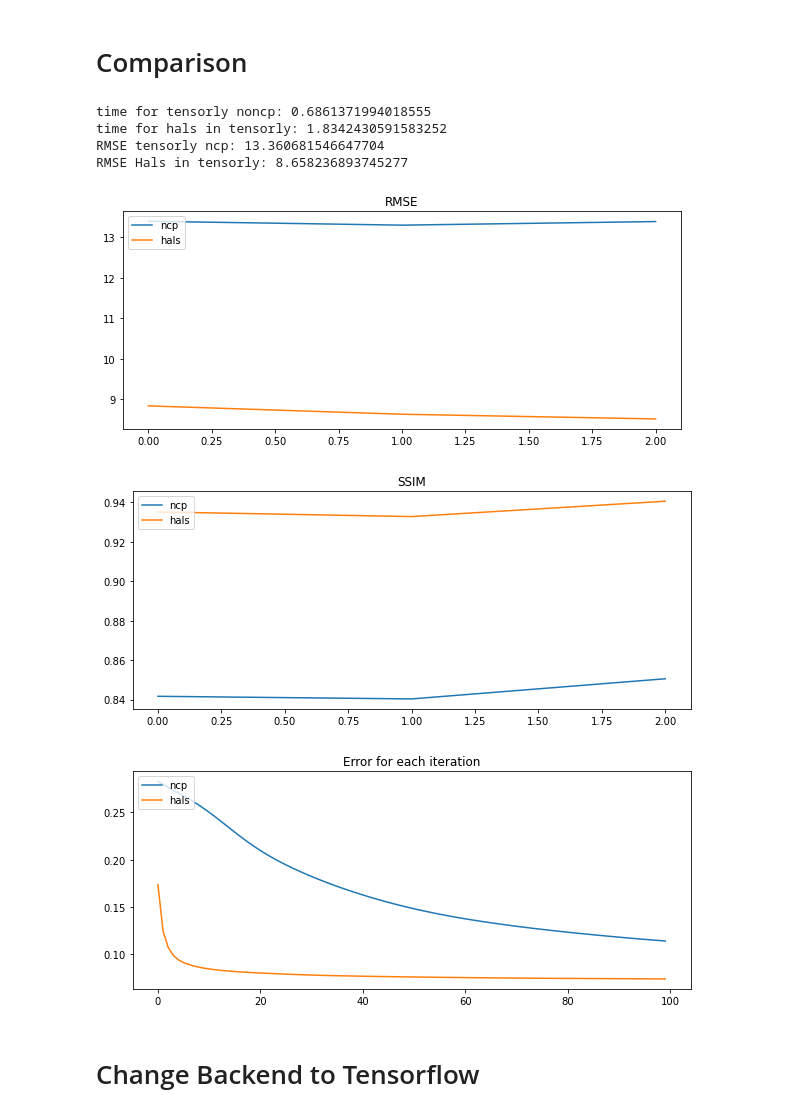
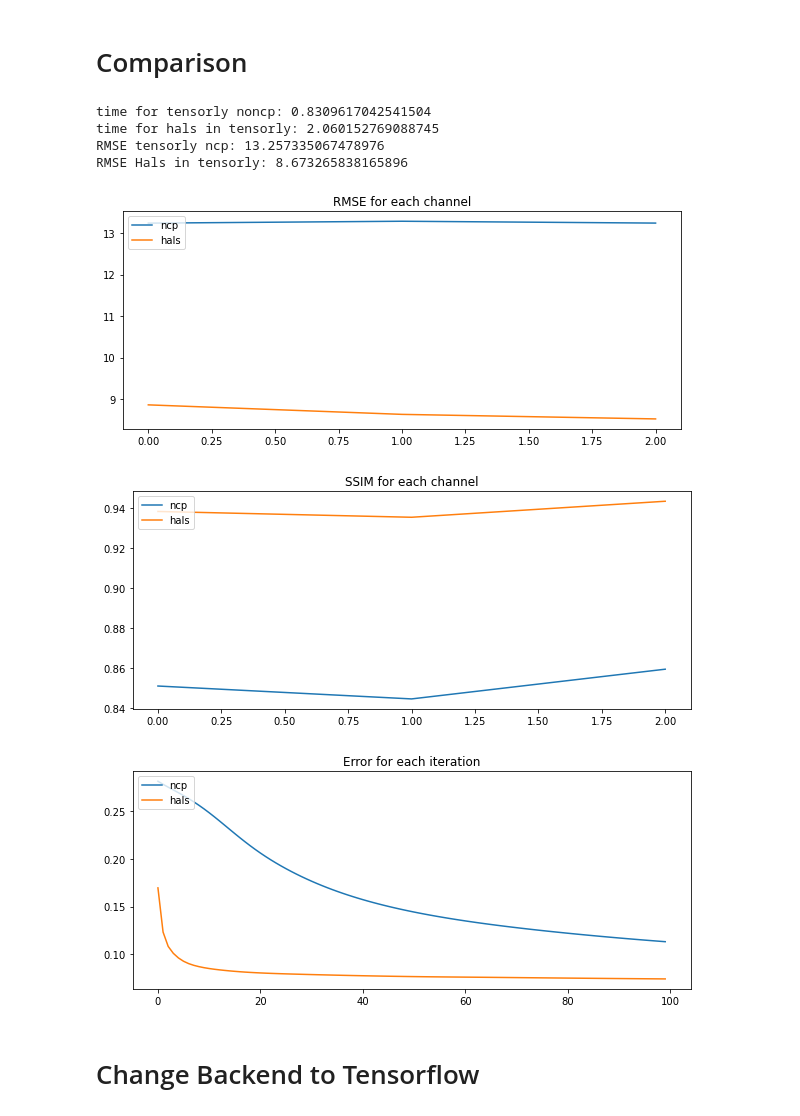
Before and after one commit to caglayantuna/Tenorly_notebook, a Jupyter notebook: nncp_Notebook for Pull Request.ipynb, the cells around one changed output. Drawn from its saved outputs; the diff is of its cells as text; code cells hidden in the pictures.

Commit message:
plot

```diff
--- a/nncp_Notebook for Pull Request.ipynb
+++ b/nncp_Notebook for Pull Request.ipynb
@@ -62,42 +57,42 @@ def calculate_error(im1, im2):
         sim[i] = structural_similarity(im1[:, :, i], im2[:, :, i])
         rmse[i] = RMSE(im1[:, :, i], im2[:, :, i])
     return sim, rmse
 def errors_for_each(a,b,c):
     ssimb,rmseb=calculate_error(a,b)
     ssimc,rmsec=calculate_error(a,c)
     fig=plt.figure()
     fig.set_size_inches(10, fig.get_figheight(), forward=True)
     plt.plot(rmseb)
     plt.plot(rmsec)
-    plt.title('RMSE')
+    plt.title('RMSE for each channel')
     plt.legend(['ncp', 'hals'], loc='upper left')
     fig=plt.figure()
     fig.set_size_inches(10, fig.get_figheight(), forward=True)
     plt.plot(ssimb)
     plt.plot(ssimc)
     plt.legend(['ncp','hals'], loc='upper left')
-    plt.title('SSIM')
+    plt.title('SSIM for each channel')
 def error_iteration(b,c):
     fig=plt.figure()
     fig.set_size_inches(10, fig.get_figheight(), forward=True)
     plt.plot(b)
     plt.plot(c)
     plt.title('Error for each iteration')
     plt.legend(['ncp', 'hals'], loc='upper left')
 print('time for tensorly noncp:'+' ' +str(time_tensorlynon))
 print('time for hals in tensorly:'+' ' +str(time_tensorlyhals))
 print('RMSE tensorly ncp:'+' ' +str(RMSE(tensor,cp_reconstructionnon)))
 print('RMSE Hals in tensorly:'+' ' +str(RMSE(tensor,cp_reconstruction_hals)))
 errors_for_each(tensor,cp_reconstructionnon,cp_reconstruction_hals)
 error_iteration(errormu,errorhals)
 # %% [output]
-time for tensorly noncp: 0.6861371994018555
-time for hals in tensorly: 1.8342430591583252
-RMSE tensorly ncp: 13.360681546647704
-RMSE Hals in tensorly: 8.658236893745277
+time for tensorly noncp: 0.8309617042541504
+time for hals in tensorly: 2.060152769088745
+RMSE tensorly ncp: 13.257335067478976
+RMSE Hals in tensorly: 8.673265838165896
-[figure, old version]
+[figure, new version]
-[figure, old version]
+[figure, new version]
-[figure, old version]
+[figure, new version]
 # %% [markdown]
 # Change Backend to Tensorflow
 # %%
```
Also changed, not shown: parts of 2 cells of this notebook.
